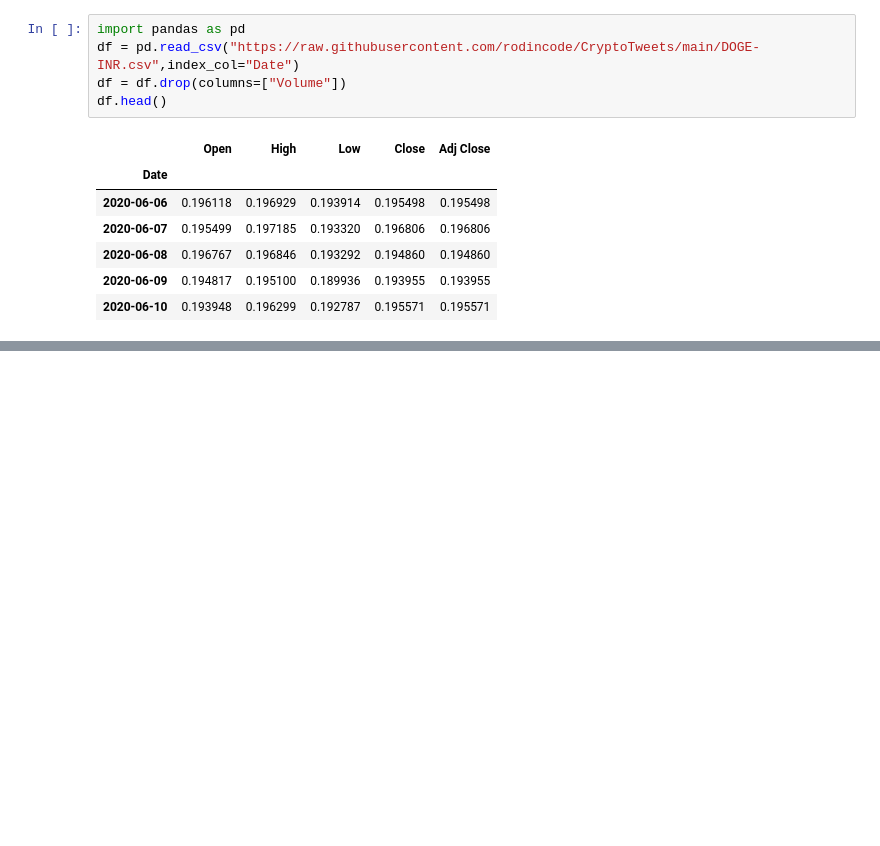
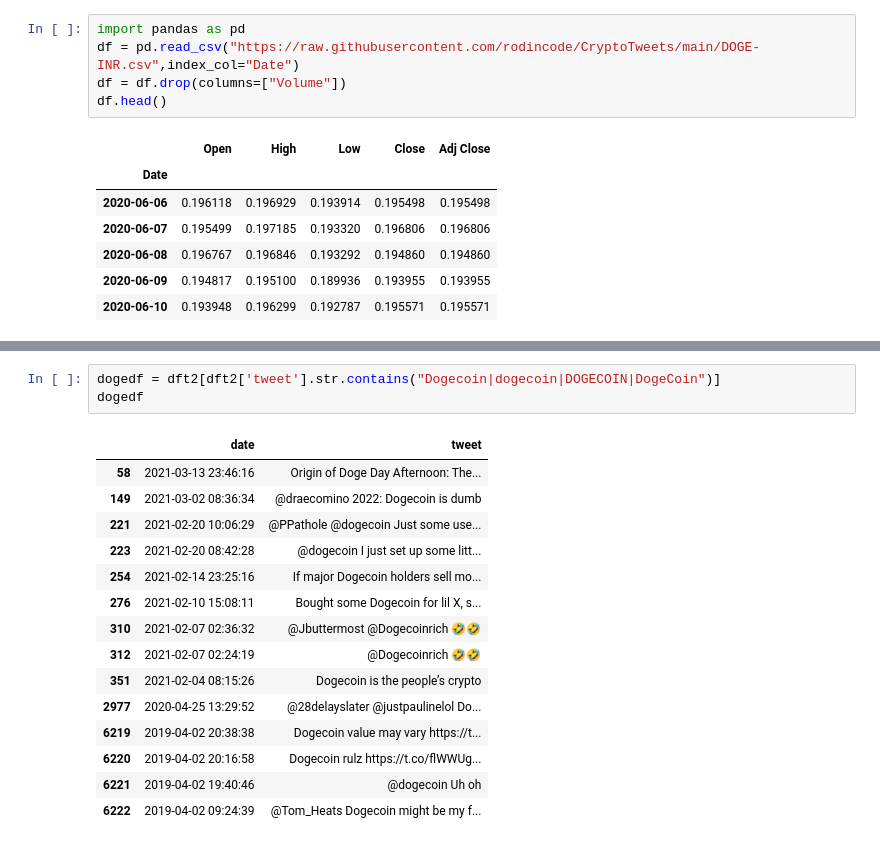
Before and after one commit to rodincode/CryptoTweets, a Jupyter notebook: CryptoTweets.ipynb, the cells around one changed output, grey strips where cells are left out. Cells and saved outputs as stored; diff of their text form; blank space fills up the shorter version.

```diff
--- a/CryptoTweets.ipynb
+++ b/CryptoTweets.ipynb
@@ -20,0 +44,19 @@ df.plot(figsize=(15,7))
+# %%
+dogedf = dft2[dft2['tweet'].str.contains("Dogecoin|dogecoin|DOGECOIN|DogeCoin")]
+dogedf
+# %% [output]
+|  | date | tweet |
+| 58 | 2021-03-13 23:46:16 | Origin of Doge Day Afternoon: The... |
+| 149 | 2021-03-02 08:36:34 | @draecomino 2022: Dogecoin is dumb |
+| 221 | 2021-02-20 10:06:29 | @PPathole @dogecoin Just some use... |
+| 223 | 2021-02-20 08:42:28 | @dogecoin I just set up some litt... |
+| 254 | 2021-02-14 23:25:16 | If major Dogecoin holders sell mo... |
+| 276 | 2021-02-10 15:08:11 | Bought some Dogecoin for lil X, s... |
+| 310 | 2021-02-07 02:36:32 | @Jbuttermost @Dogecoinrich 🤣🤣 |
+| 312 | 2021-02-07 02:24:19 | @Dogecoinrich 🤣🤣 |
+| 351 | 2021-02-04 08:15:26 | Dogecoin is the people’s crypto |
+| 2977 | 2020-04-25 13:29:52 | @28delayslater @justpaulinelol Do... |
+| 6219 | 2019-04-02 20:38:38 | Dogecoin value may vary https://t... |
+| 6220 | 2019-04-02 20:16:58 | Dogecoin rulz https://t.co/flWWUg... |
+| 6221 | 2019-04-02 19:40:46 | @dogecoin Uh oh |
+| 6222 | 2019-04-02 09:24:39 | @Tom_Heats Dogecoin might be my f... |
```
Also changed, not shown: parts of 7 cells of this notebook.
